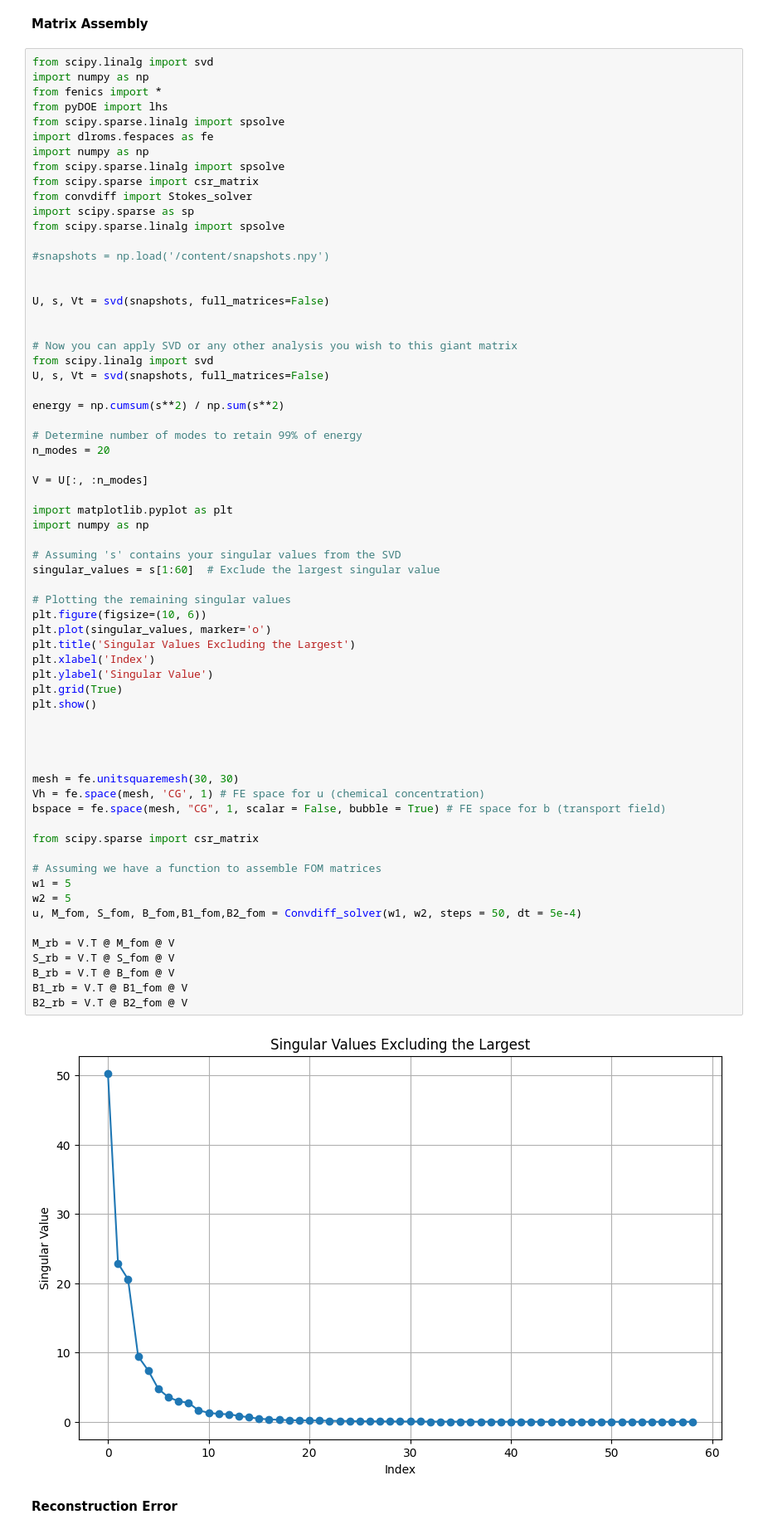
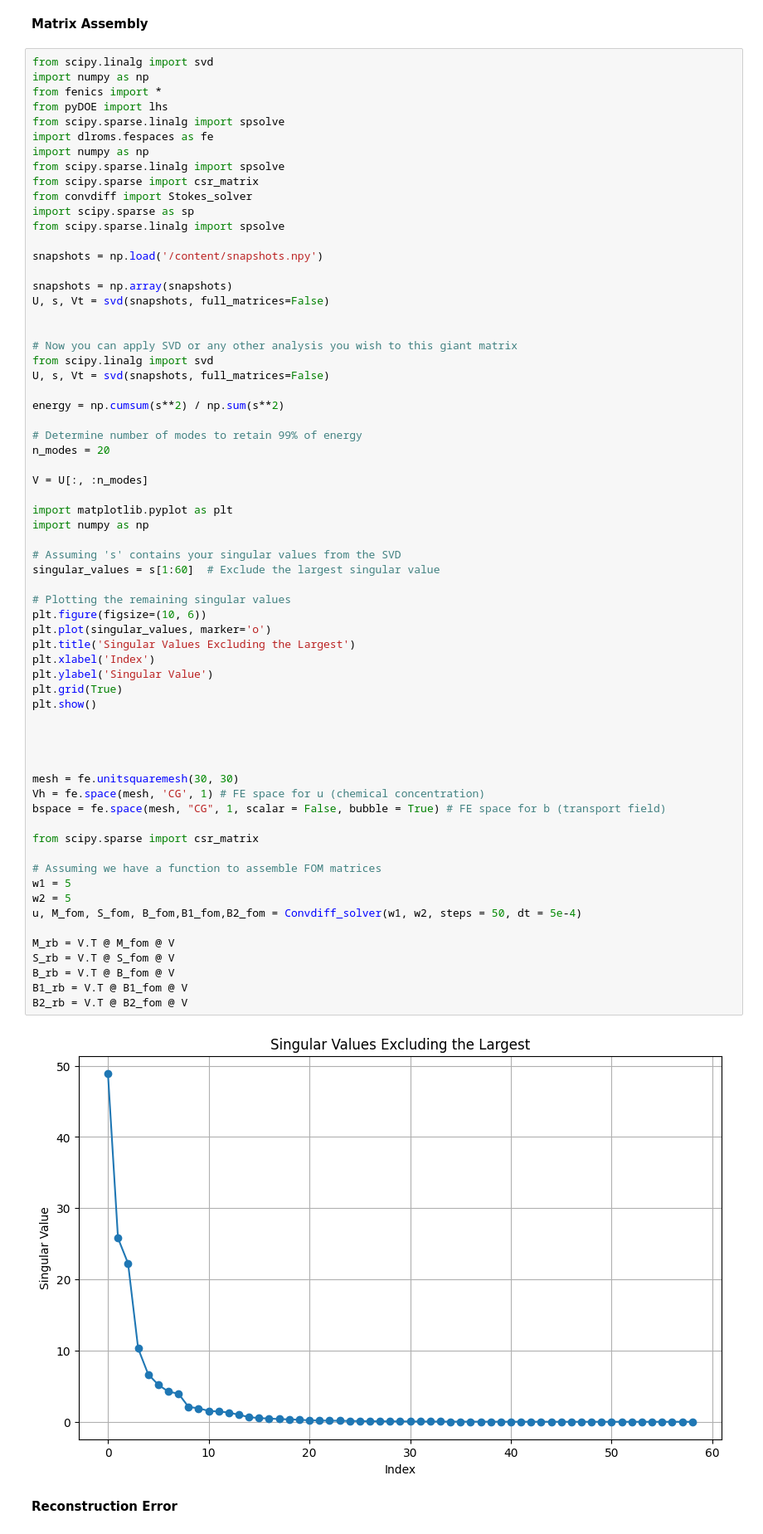
Before and after one commit to LuigiPagani/POD-Galerkin-and-POD-NN-for-Parabolic-PDEs, a Jupyter notebook: POD-Galerkin.ipynb, the cells around one changed output. Shown at 83% size. Saved outputs shown, nothing was run; the diff lists cells and outputs as text.

```diff
--- a/POD-Galerkin.ipynb
+++ b/POD-Galerkin.ipynb
@@ -209,9 +211,9 @@ from convdiff import Stokes_solver
 import scipy.sparse as sp
 from scipy.sparse.linalg import spsolve
 
-#snapshots = np.load('/content/snapshots.npy')
+snapshots = np.load('/content/snapshots.npy')
 
-
+snapshots = np.array(snapshots)
 U, s, Vt = svd(snapshots, full_matrices=False)
 
 
@@ -234,34 +236,34 @@ singular_values = s[1:60]  # Exclude the largest singular value
 
 # Plotting the remaining singular values
 plt.figure(figsize=(10, 6))
 plt.plot(singular_values, marker='o')
 plt.title('Singular Values Excluding the Largest')
 plt.xlabel('Index')
 plt.ylabel('Singular Value')
 plt.grid(True)
 plt.show()
 
 
 
 
 mesh = fe.unitsquaremesh(30, 30)
 Vh = fe.space(mesh, 'CG', 1) # FE space for u (chemical concentration)
 bspace = fe.space(mesh, "CG", 1, scalar = False, bubble = True) # FE space for b (transport field)
 
 from scipy.sparse import csr_matrix
 
 # Assuming we have a function to assemble FOM matrices
 w1 = 5
 w2 = 5
 u, M_fom, S_fom, B_fom,B1_fom,B2_fom = Convdiff_solver(w1, w2, steps = 50, dt = 5e-4)
 
 M_rb = V.T @ M_fom @ V
 S_rb = V.T @ S_fom @ V
 B_rb = V.T @ B_fom @ V
 B1_rb = V.T @ B1_fom @ V
 B2_rb = V.T @ B2_fom @ V
 # %% [output]
-[figure, old version]
+[figure, new version]
 # %% [markdown]
 **Reconstruction Error**
 # %%
```
Also changed, not shown: parts of 12 cells of this notebook.
